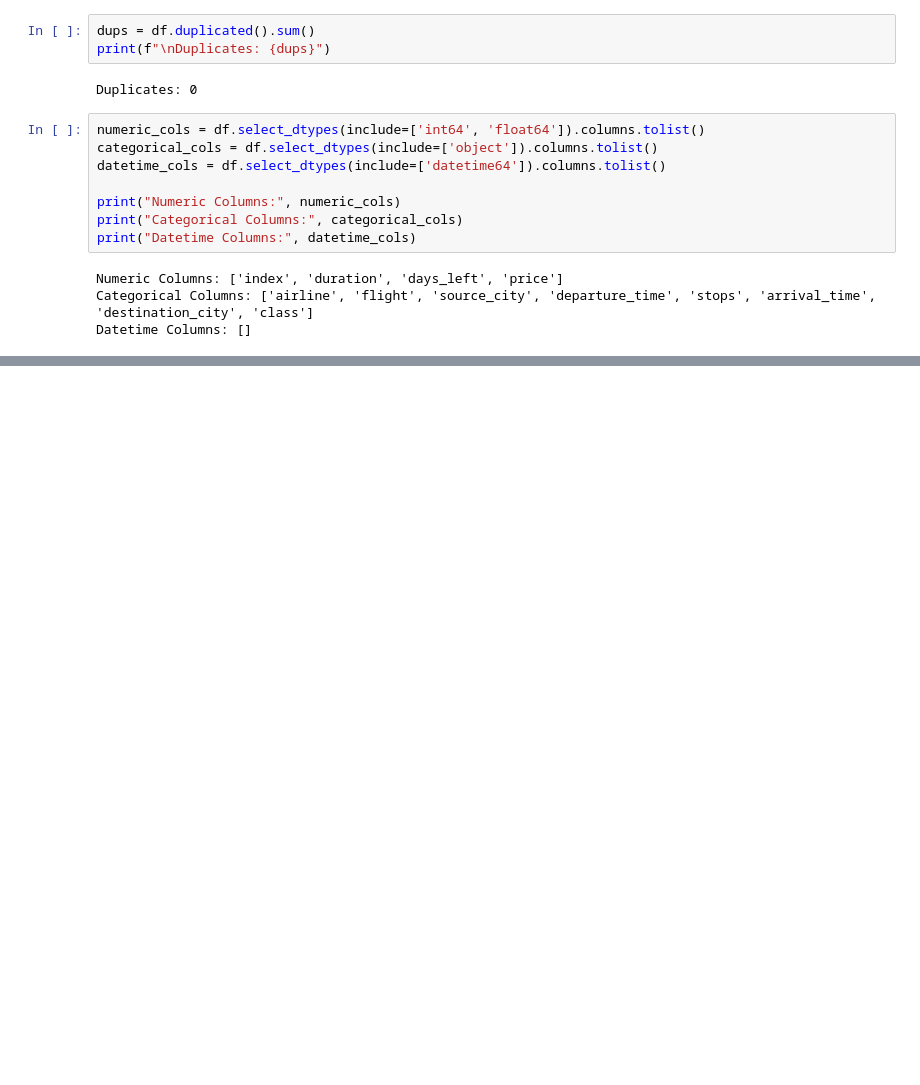
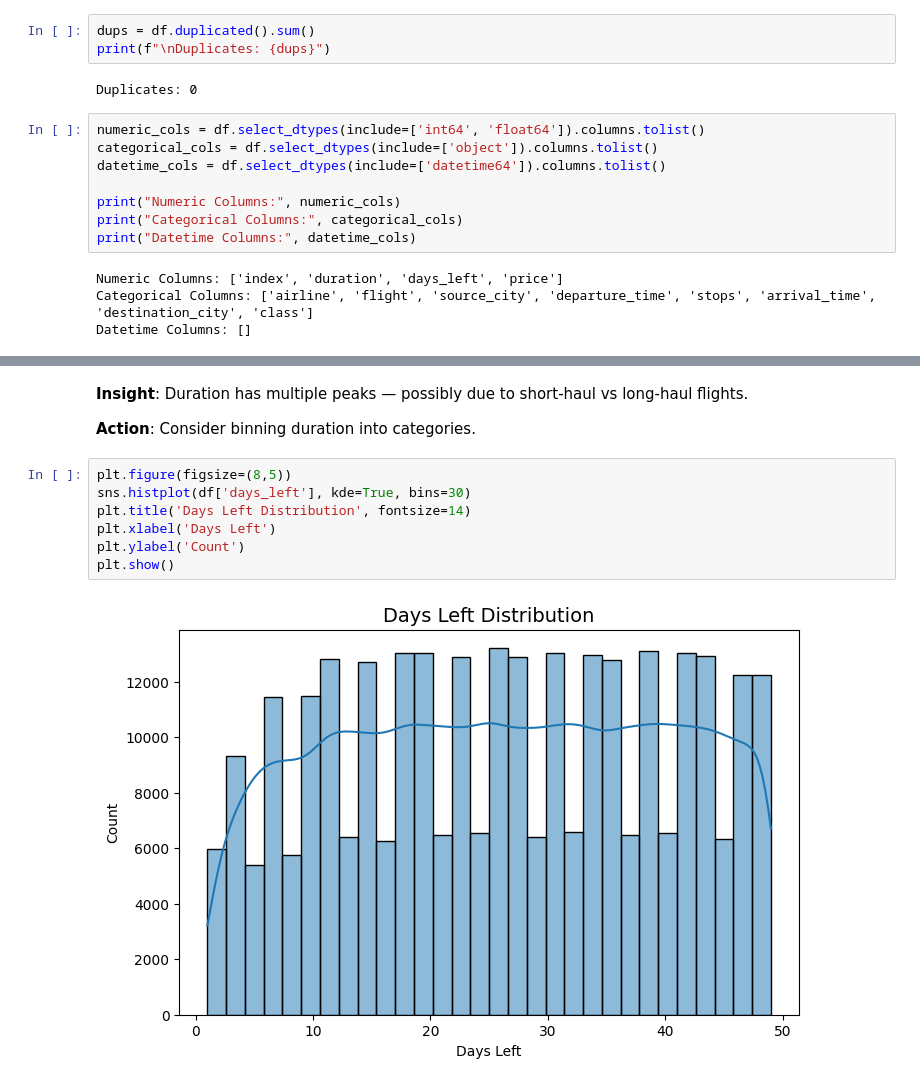
Before and after one commit to MohamedShoaib3/Algorithms_python, a Jupyter notebook: Regression_Task.ipynb, the cells around one changed output, grey strips where cells are left out. Cells and saved outputs as stored; diff of their text form; blank space fills up the shorter version.

```diff
--- a/Regression_Task.ipynb
+++ b/Regression_Task.ipynb
@@ -515,0 +528,13 @@ NameError: name 'sns' is not defined
+# %% [markdown]
+**Insight**: Duration has multiple peaks — possibly due to short-haul vs long-haul flights.
+
+**Action**: Consider binning duration into categories.
+# %%
+plt.figure(figsize=(8,5))
+sns.histplot(df['days_left'], kde=True, bins=30)
+plt.title('Days Left Distribution', fontsize=14)
+plt.xlabel('Days Left')
+plt.ylabel('Count')
+plt.show()
+# %% [output]
+[figure, added]
```
Also changed, not shown: parts of 41 cells of this notebook.
